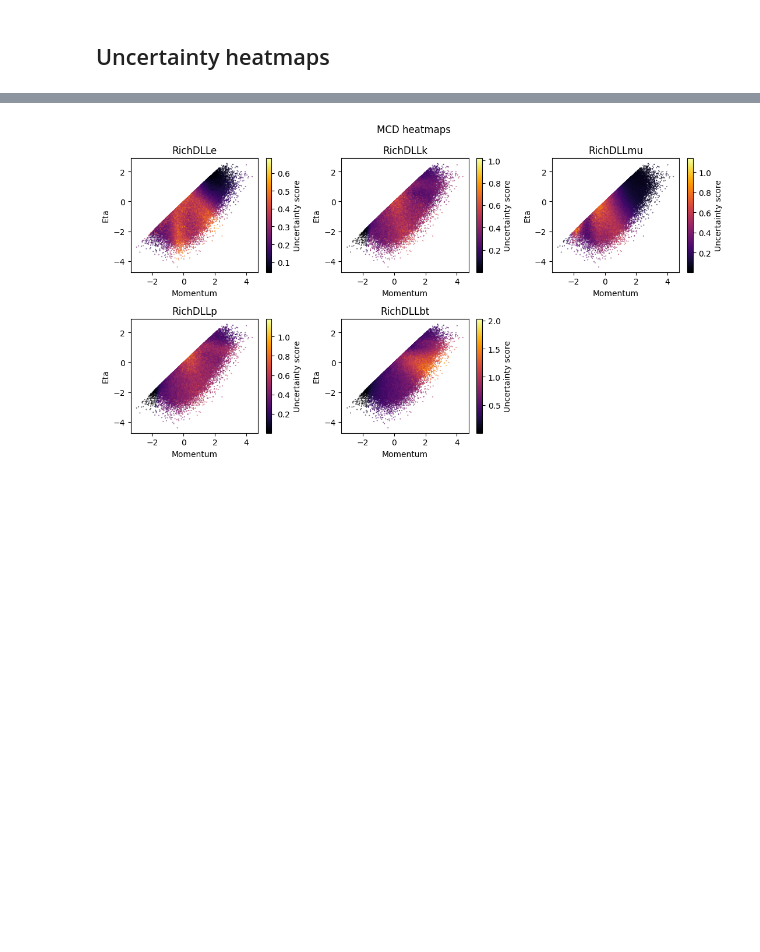
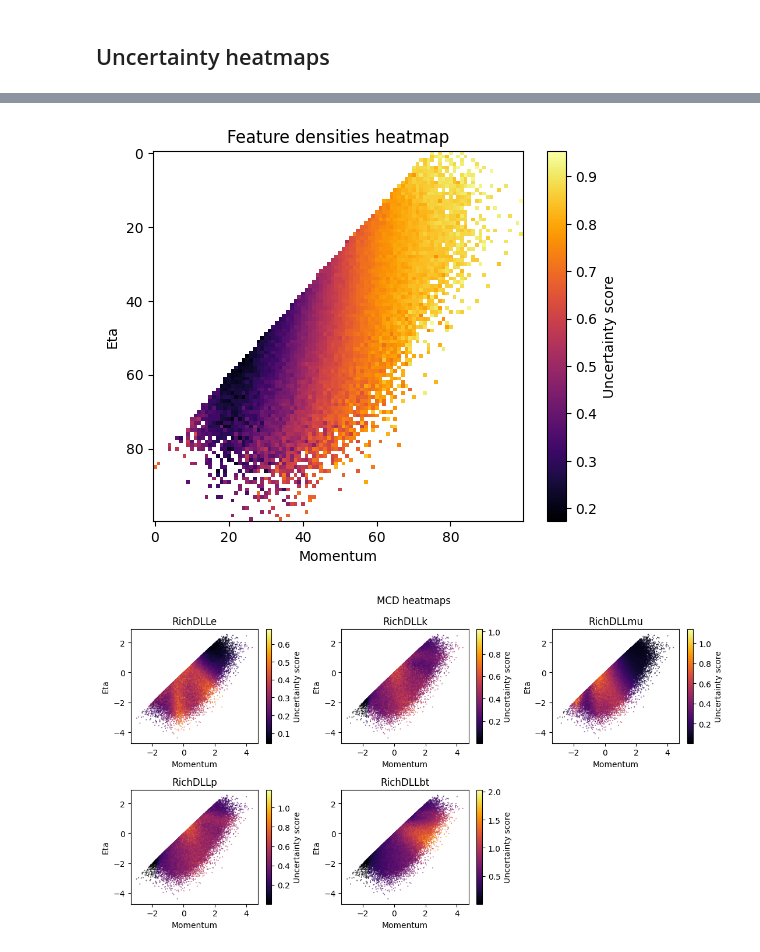
Before and after one commit to evillag/uncertainty_gan, a Jupyter notebook: TestBench.ipynb, the cells around one changed output, grey strips where cells are left out. Saved outputs shown, nothing was run; the diff lists cells and outputs as text; code cells hidden in the pictures; blank space fills up the shorter version.

Commit message:
Added heatmaps as 2d histograms

```diff
--- a/TestBench.ipynb
+++ b/TestBench.ipynb
@@ -747,3 +754,30 @@ uncertainty_scatter_plot_fd(x_sample, fd_uncertainty_normalized)
+# %%
+def uncertainty_hist2d_fd(x_real, uncertainties, n_bins=100):
+  momentum = x_real[:, 0]
+  eta = x_real[:, 1]
+
+  momentum_edges, eta_edges = np.histogram2d(momentum, eta, n_bins)[1:]
+  momentum_indices = np.digitize(momentum, momentum_edges)
+  eta_indices = np.digitize(eta, eta_edges)
+
+  heatmap = []
+
+  for i in range(1, n_bins + 1):
+    row = []
+    for j in range(1, n_bins + 1):
+      row += [uncertainties[(momentum_indices == j) & (eta_indices == i)].mean()]
+    heatmap += [row]
+
+  plt.title('Feature densities heatmap')
+  plt.imshow(heatmap[::-1], 'inferno')
+  plt.colorbar(label='Uncertainty score')
+  plt.xlabel('Momentum')
+  plt.ylabel('Eta')
+  plt.show()
+# %%
+uncertainty_hist2d_fd(x_sample, fd_uncertainty_normalized)
+# %% [output]
+[figure, added]
 # %%
 def uncertainty_scatter_plot_mcd(x_real, uncertainties):
   momentum = x_real[:, 0]
```
Also changed, not shown: parts of 10 cells of this notebook.
